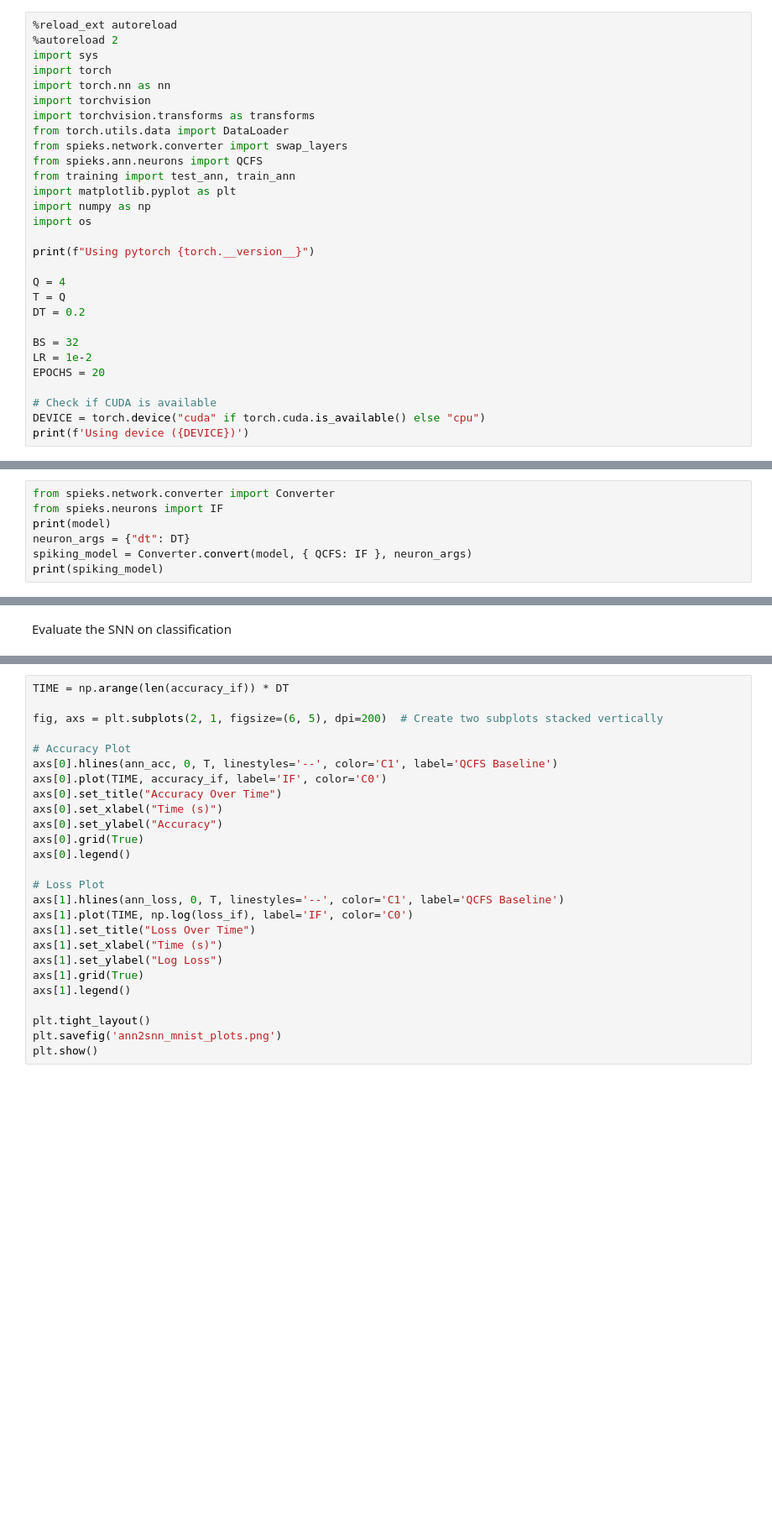
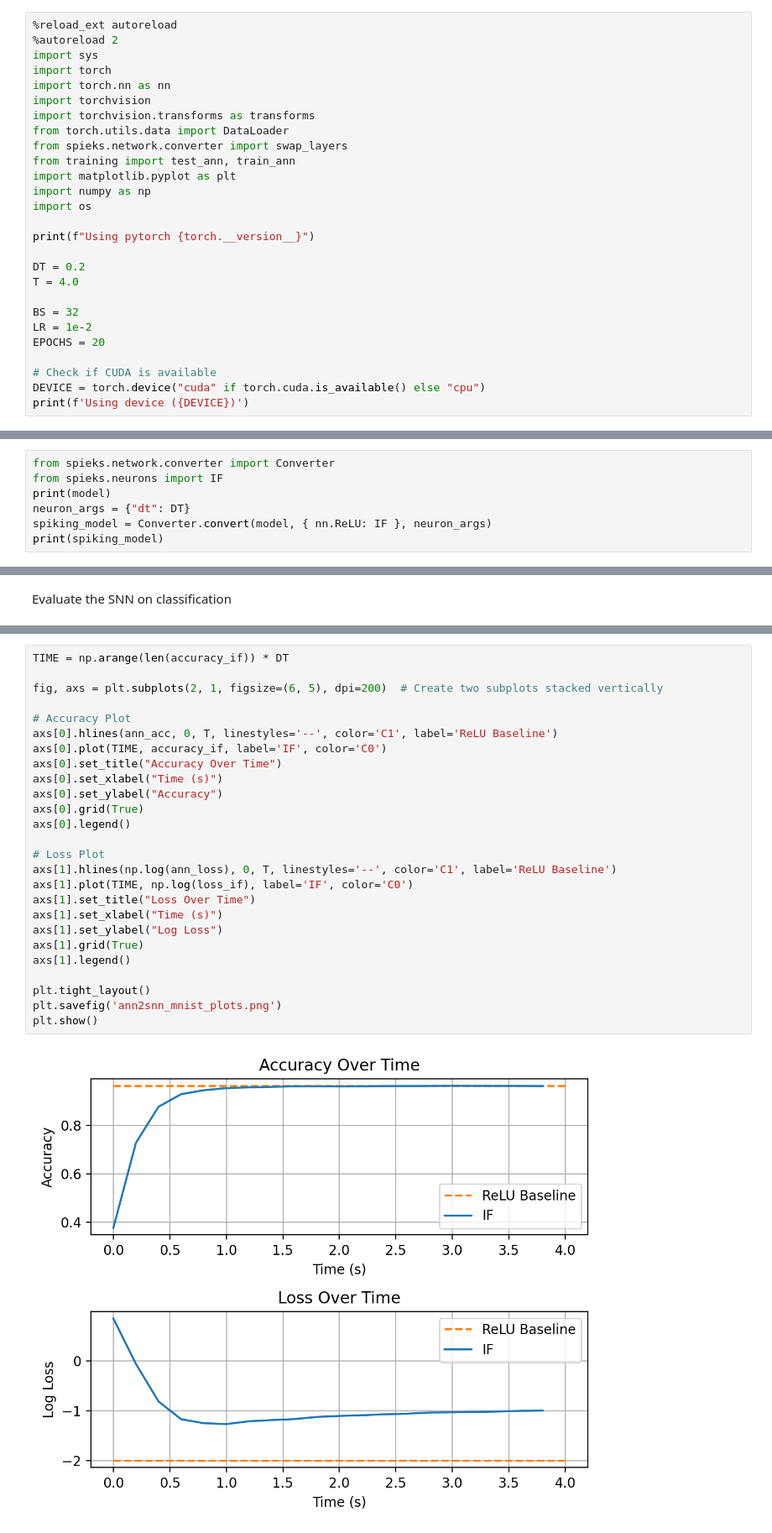
Before and after one commit to Liamdev631/spieks, a Jupyter notebook: examples/test_ann2snn.ipynb, the cells around one changed output, grey strips where cells are left out. Shown: that part at 84% size. Cells and saved outputs as stored; diff of their text form; blank space fills up the shorter version.

```diff
--- a/examples/test_ann2snn.ipynb
+++ b/examples/test_ann2snn.ipynb
@@ -8,7 +8,6 @@ import torchvision
 import torchvision.transforms as transforms
 from torch.utils.data import DataLoader
 from spieks.network.converter import swap_layers
-from spieks.ann.neurons import QCFS
 from training import test_ann, train_ann
 import matplotlib.pyplot as plt
 import numpy as np
@@ -16,9 +15,8 @@ import os
 
 print(f"Using pytorch {torch.__version__}")
 
-Q = 4
-T = Q
 DT = 0.2
+T = 4.0
 
 BS = 32
 LR = 1e-2
@@ -115,7 +111,7 @@ from spieks.network.converter import Converter
 from spieks.neurons import IF
 print(model)
 neuron_args = {"dt": DT}
-spiking_model = Converter.convert(model, { QCFS: IF }, neuron_args)
+spiking_model = Converter.convert(model, { nn.ReLU: IF }, neuron_args)
 print(spiking_model)
 # %% [output]
 MNISTModel(
@@ -151,26 +145,28 @@ KeyboardInterrupt:
 # %%
 TIME = np.arange(len(accuracy_if)) * DT
 
 fig, axs = plt.subplots(2, 1, figsize=(6, 5), dpi=200)  # Create two subplots stacked vertically
 
 # Accuracy Plot
-axs[0].hlines(ann_acc, 0, T, linestyles='--', color='C1', label='QCFS Baseline')
+axs[0].hlines(ann_acc, 0, T, linestyles='--', color='C1', label='ReLU Baseline')
 axs[0].plot(TIME, accuracy_if, label='IF', color='C0')
 axs[0].set_title("Accuracy Over Time")
 axs[0].set_xlabel("Time (s)")
 axs[0].set_ylabel("Accuracy")
 axs[0].grid(True)
 axs[0].legend()
 
 # Loss Plot
-axs[1].hlines(ann_loss, 0, T, linestyles='--', color='C1', label='QCFS Baseline')
+axs[1].hlines(np.log(ann_loss), 0, T, linestyles='--', color='C1', label='ReLU Baseline')
 axs[1].plot(TIME, np.log(loss_if), label='IF', color='C0')
 axs[1].set_title("Loss Over Time")
 axs[1].set_xlabel("Time (s)")
 axs[1].set_ylabel("Log Loss")
 axs[1].grid(True)
 axs[1].legend()
 
 plt.tight_layout()
 plt.savefig('ann2snn_mnist_plots.png')
 plt.show()
+# %% [output]
+[figure, added]
```
Also changed, not shown: parts of 3 cells of this notebook, 1 other file.
